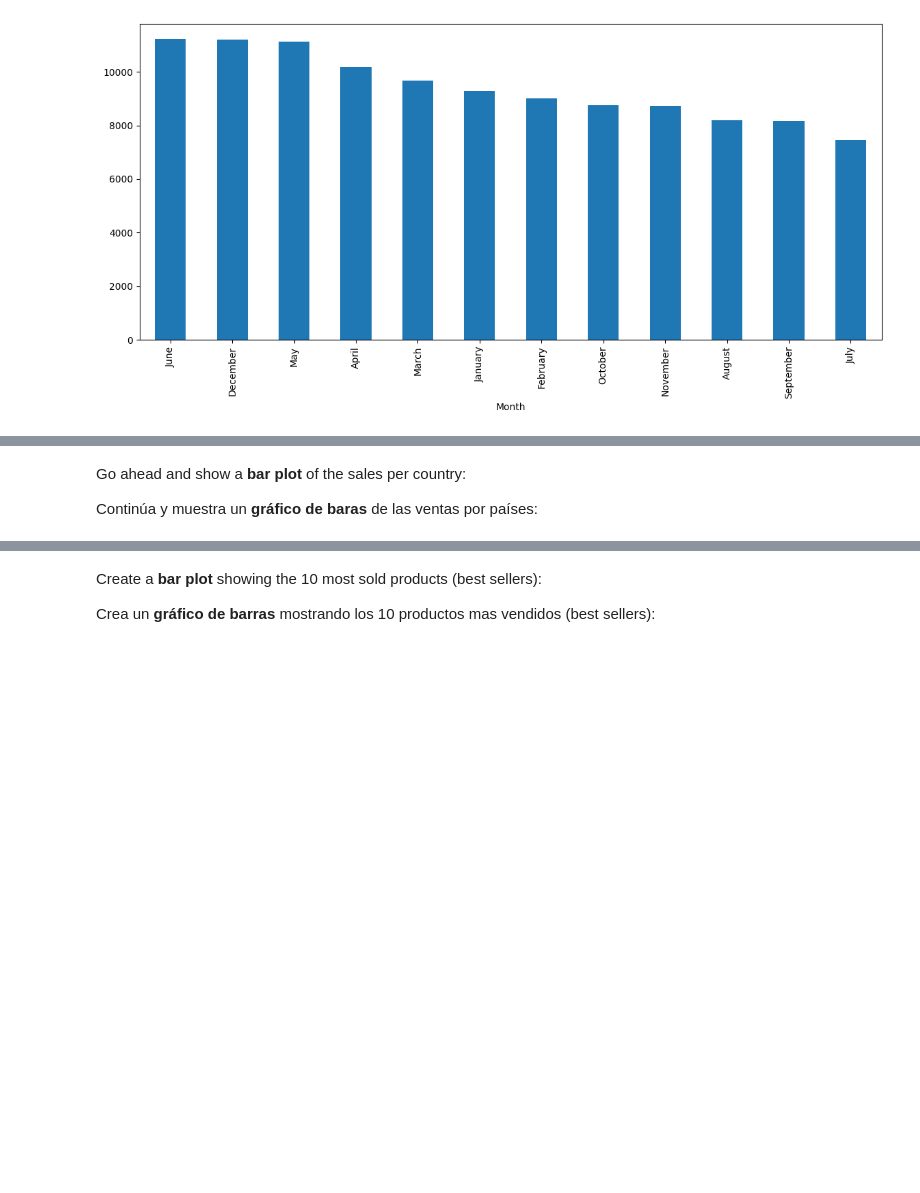
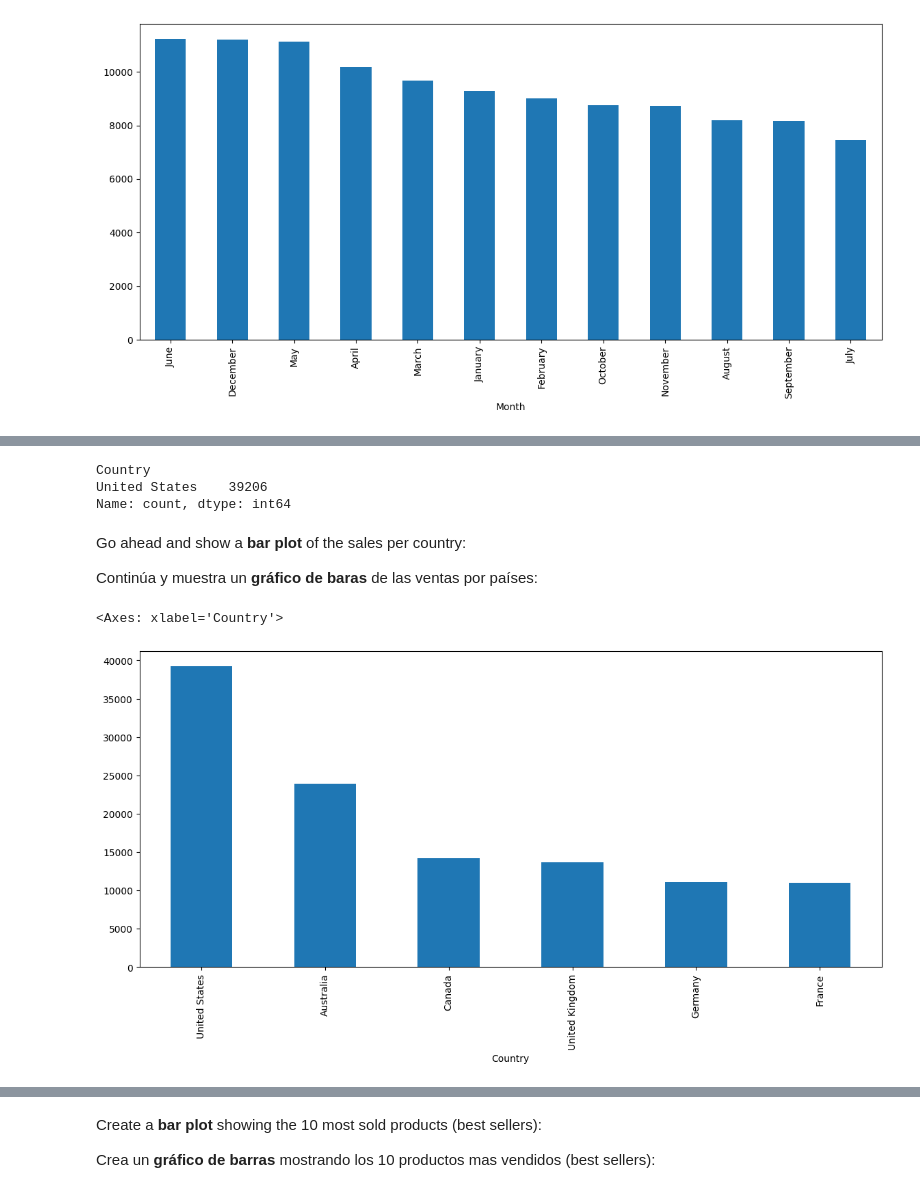
Before and after one commit to TonyGael/FCC_Pandas_Real_Life_Example, a Jupyter notebook: Exercises_1.ipynb, the cells around one changed output, grey strips where cells are left out. Saved outputs shown, nothing was run; the diff lists cells and outputs as text; code cells hidden in the pictures; blank space fills up the shorter version.

```diff
--- a/Exercises_1.ipynb
+++ b/Exercises_1.ipynb
@@ -213,12 +213,22 @@ sales['Month'].value_counts().plot(kind='bar', figsize=(14,6))
 ### Qué país tiene las mayores ventas `quantity of sales`?
 # %%
 # your code goes here
+sales['Country'].value_counts()
+sales['Country'].value_counts().head(1)
+# %% [output]
+Country
+United States    39206
+Name: count, dtype: int64
 # %% [markdown]
 Go ahead and show a <b>bar plot</b> of the sales per country:
 
 Continúa y muestra un <b>gráfico de baras</b> de las ventas por países:
 # %%
 # your code goes here
+sales['Country'].value_counts().plot(kind="bar", figsize=(14,6))
+# %% [output]
+<Axes: xlabel='Country'>
+[figure, added]
 # %% [markdown]
 ![green-divider](https://user-images.githubusercontent.com/7065401/52071924-c003ad80-2562-11e9-8297-1c6595f8a7ff.png)
 
```
Also changed, not shown: parts of 1 cell of this notebook.
